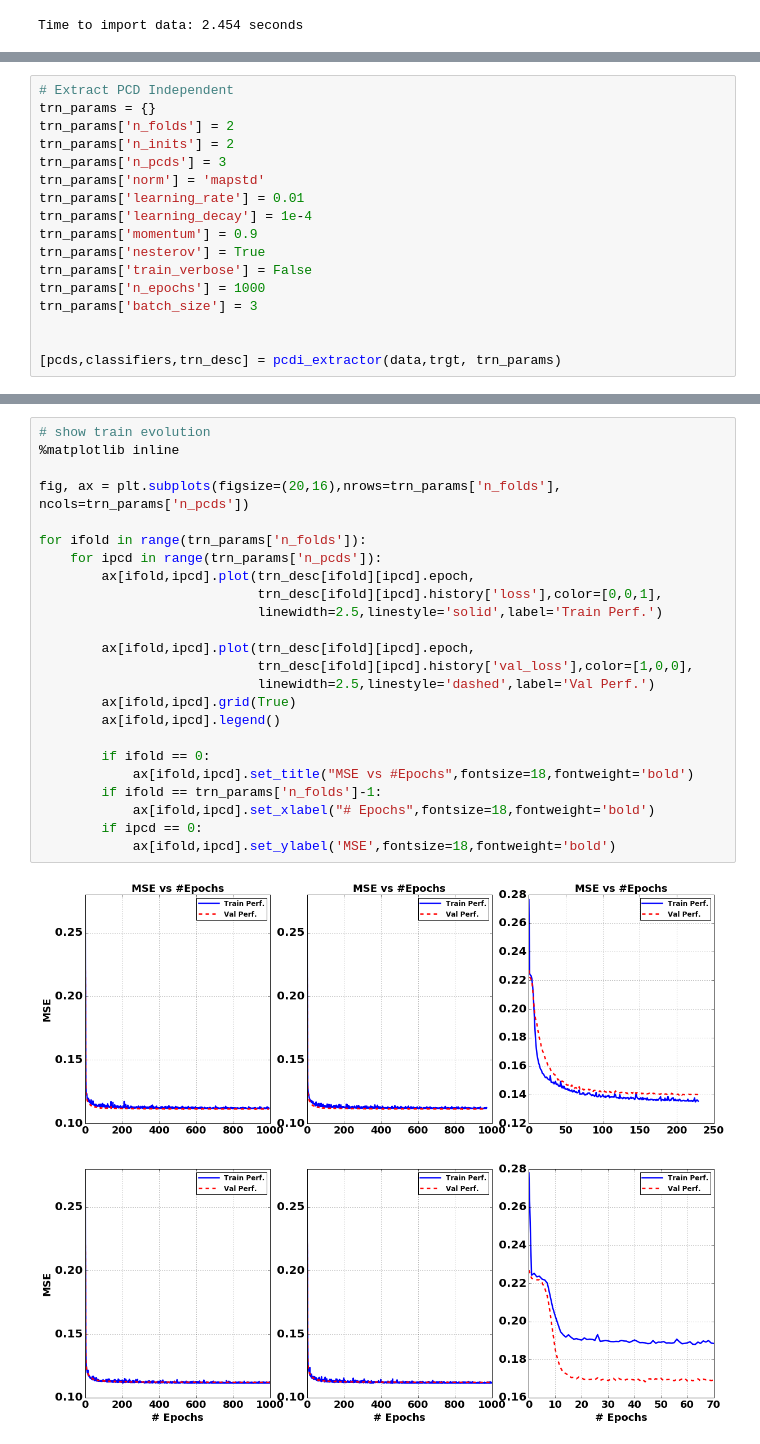
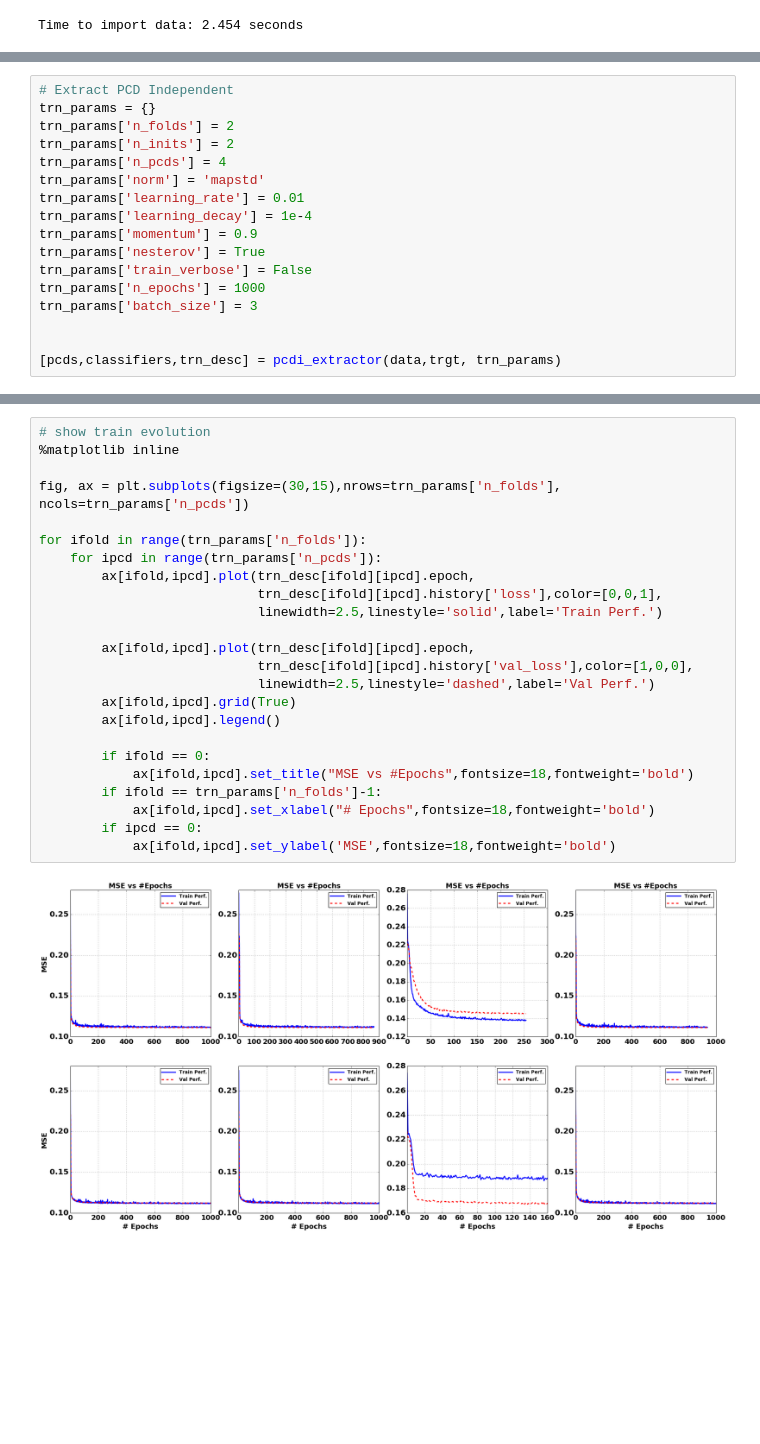
Before and after one commit to natmourajr/LPSTutorials, a Jupyter notebook: Packages/Preprocessing/IrisPCDIndependent.ipynb, the cells around one changed output, grey strips where cells are left out. Saved outputs shown, nothing was run; the diff lists cells and outputs as text; blank space fills up the shorter version.

```diff
--- a/Packages/Preprocessing/IrisPCDIndependent.ipynb
+++ b/Packages/Preprocessing/IrisPCDIndependent.ipynb
@@ -292,7 +295,7 @@ def pcdi_extractor(inputdata, targetdata, trn_params=None):
 trn_params = {}
 trn_params['n_folds'] = 2
 trn_params['n_inits'] = 2
-trn_params['n_pcds'] = 3
+trn_params['n_pcds'] = 4
 trn_params['norm'] = 'mapstd'
 trn_params['learning_rate'] = 0.01
 trn_params['learning_decay'] = 1e-4
@@ -322,29 +329,29 @@ Fold: 2 of 2 - PCD: 3 of 3 - Init: 2 of 2 - finished with val cost: 0.168
 # %%
 # show train evolution
 %matplotlib inline
 
-fig, ax = plt.subplots(figsize=(20,16),nrows=trn_params['n_folds'], ncols=trn_params['n_pcds'])
+fig, ax = plt.subplots(figsize=(30,15),nrows=trn_params['n_folds'], ncols=trn_params['n_pcds'])
 
 for ifold in range(trn_params['n_folds']):
     for ipcd in range(trn_params['n_pcds']):
         ax[ifold,ipcd].plot(trn_desc[ifold][ipcd].epoch,
                             trn_desc[ifold][ipcd].history['loss'],color=[0,0,1],
                             linewidth=2.5,linestyle='solid',label='Train Perf.')
 
         ax[ifold,ipcd].plot(trn_desc[ifold][ipcd].epoch,
                             trn_desc[ifold][ipcd].history['val_loss'],color=[1,0,0],
                             linewidth=2.5,linestyle='dashed',label='Val Perf.')
         ax[ifold,ipcd].grid(True)
         ax[ifold,ipcd].legend()
 
         if ifold == 0:
             ax[ifold,ipcd].set_title("MSE vs #Epochs",fontsize=18,fontweight='bold')
         if ifold == trn_params['n_folds']-1:
             ax[ifold,ipcd].set_xlabel("# Epochs",fontsize=18,fontweight='bold')
         if ipcd == 0:
             ax[ifold,ipcd].set_ylabel('MSE',fontsize=18,fontweight='bold')
 # %% [output]
-[figure, old version]
+[figure, new version]
 # %%
 # measure the pcd degree
 
```
Also changed, not shown: parts of 4 cells of this notebook, 1 other file.
